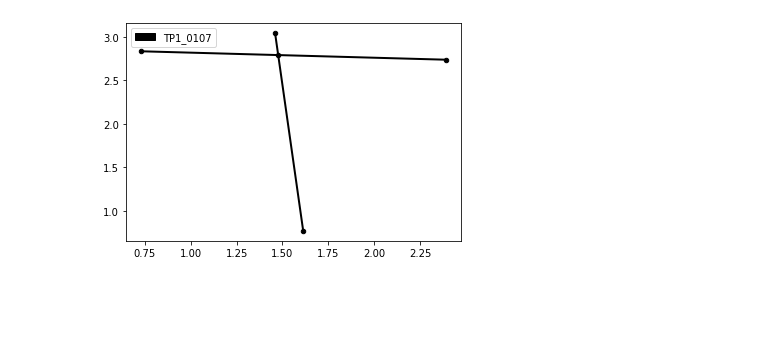
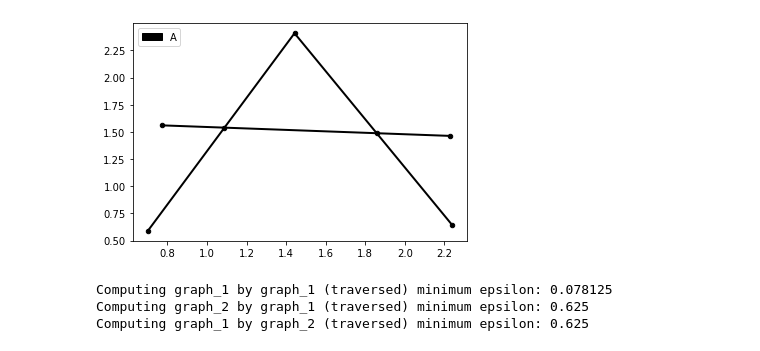
Before and after one commit to compgeomTU/will_rodman_thesis, a Jupyter notebook: letter_data/letter.ipynb, the cells around one changed output. Drawn from its saved outputs; the diff is of its cells as text; code cells hidden in the pictures; blank space fills up the shorter version.

```diff
--- a/letter_data/letter.ipynb
+++ b/letter_data/letter.ipynb
@@ -16,7 +16,7 @@ os.chdir('letter_data')
 # %%
 def json_to_graph(json_data):
     graph = Graph()
-    graph.name = json_data['gxl']['graph'][0]['$']['id']
+    graph.name = json_data['gxl']['graph'][0]['$']['id'][0]
 
     # Extract X, Y coordinates from 'node' elements.
     for node_data in json_data['gxl']['graph'][0]['node']:
@@ -31,7 +31,7 @@ def json_to_graph(json_data):
         to_node = int(edge_data['$']['to'][1:])
         graph.connectTwoNodes(i, from_node, to_node)
 
-    return graph
+    return (graph.name, graph)
 # %%
 file_names = os.listdir("LOW")
 graphs = list()
@@ -44,6 +44,28 @@ for file_name in file_names:
             graphs.append(graph)
         except: pass
 # %%
-graphs[0].Plot2MatPlotLib()
+graphs[1].Plot2MatPlotLib()
 # %% [output]
-[figure, old version]
+[figure, new version]
+# %%
+# Sample
+g1, g2 = graphs[4][1], graphs[19][1]
+
+# comparing two identical graphs
+binary_search = BinarySearch(g1, g1, left=0, right=5, precision=0.1)
+epsilon = binary_search.search()
+print("Computing graph_1 by graph_1 (traversed) minimum epsilon:", epsilon)
+
+# comparing graph two and graph one
+binary_search = BinarySearch(g1, g2, left=0, right=5, precision=0.1)
+epsilon = binary_search.search()
+print("Computing graph_2 by graph_1 (traversed) minimum epsilon:", epsilon)
+
+# comparing graph one and graph two
+binary_search = BinarySearch(g2, g1, left=0, right=5, precision=0.1)
+epsilon = binary_search.search()
+print("Computing graph_1 by graph_2 (traversed) minimum epsilon:", epsilon)
+# %% [output]
+Computing graph_1 by graph_1 (traversed) minimum epsilon: 0.078125
+Computing graph_2 by graph_1 (traversed) minimum epsilon: 0.625
+Computing graph_1 by graph_2 (traversed) minimum epsilon: 0.625
```
Also changed, not shown: parts of 1 cell of this notebook.
